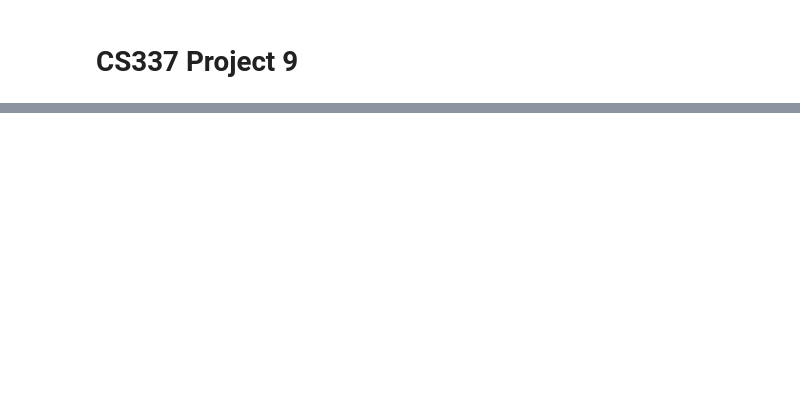
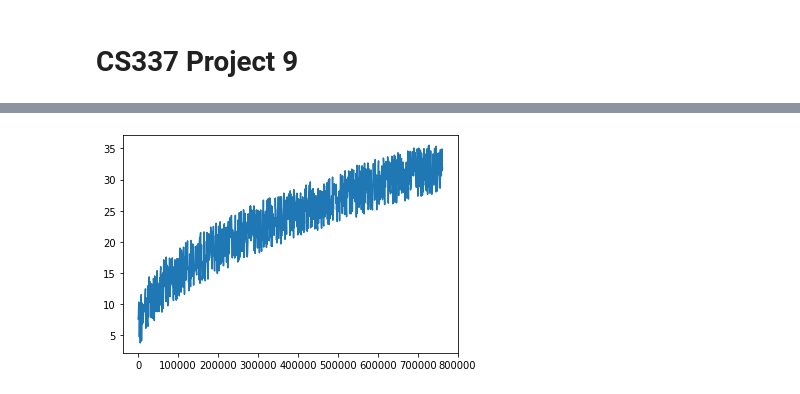
Before and after one commit to benraivel/CS337-Project-9, a Jupyter notebook: Project-9.ipynb, the cells around one changed output, grey strips where cells are left out. Drawn from its saved outputs; the diff is of its cells as text; code cells hidden in the pictures; blank space fills up the shorter version.

```diff
--- a/Project-9.ipynb
+++ b/Project-9.ipynb
@@ -40,0 +63,25 @@ def generate_requests(file_list, n, freq, seq_dir_ratio, read_mkrm_ratio):
+# %%
+from numpy.random import default_rng
+
+
+def arm_travel_ms(d_mm):
+    '''
+    to account for speedup + slowdown, find time to accelerate to halfway point and double it
+    '''
+    a = 400000          # acceleration in mm/s^2
+    t = (d_mm/a)**0.5   # find time to accelerate to halfway point
+    t *= 2              # double it
+    t *= 1000           # convert to ms
+    return t
+
+def seek_time_ms(current_track, target_track, RPM, rand, overhead_ms = 1):
+    '''
+    combine arm travel with overhead and random rotational delay
+    '''
+    mm_per_track = (352000/25.4)**(-1)
+
+    dist_mm = np.abs(current_track-target_track)*mm_per_track
+
+    time = arm_travel_ms(dist_mm) + overhead_ms + 1000*60*rand.random()/RPM
+
+    return time
@@ -40,0 +96,18 @@ def generate_requests(file_list, n, freq, seq_dir_ratio, read_mkrm_ratio):
+# %%
+from numpy.random import default_rng
+rand= default_rng()
+
+track_dists = np.linspace(1, 762205, 1000)
+
+times7200=[]
+#times5400=[]
+for i in range(track_dists.size):
+    times7200.append(seek_time_ms(0, track_dists[i], 7200, rand))
+    #times5400.append(seek_time_ms(0, track_dists[i], 5400, rand))
+
+plt.plot(track_dists, np.asarray(times7200))
+#plt.plot(track_dists, np.asarray(times5400))
+
+plt.show()
+# %% [output]
+[figure, added]
```
Also changed, not shown: parts of 14 cells of this notebook, 4 other files.
